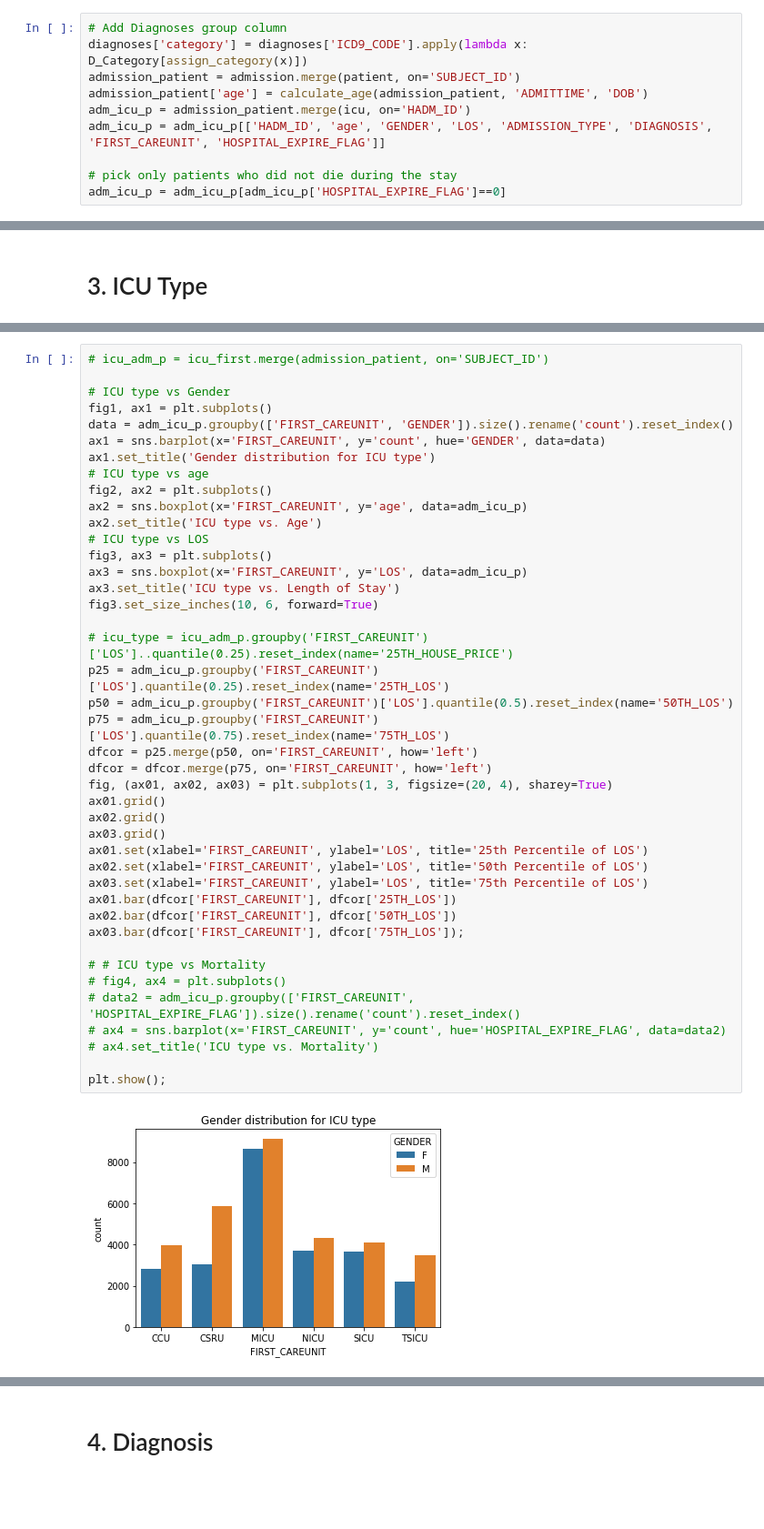
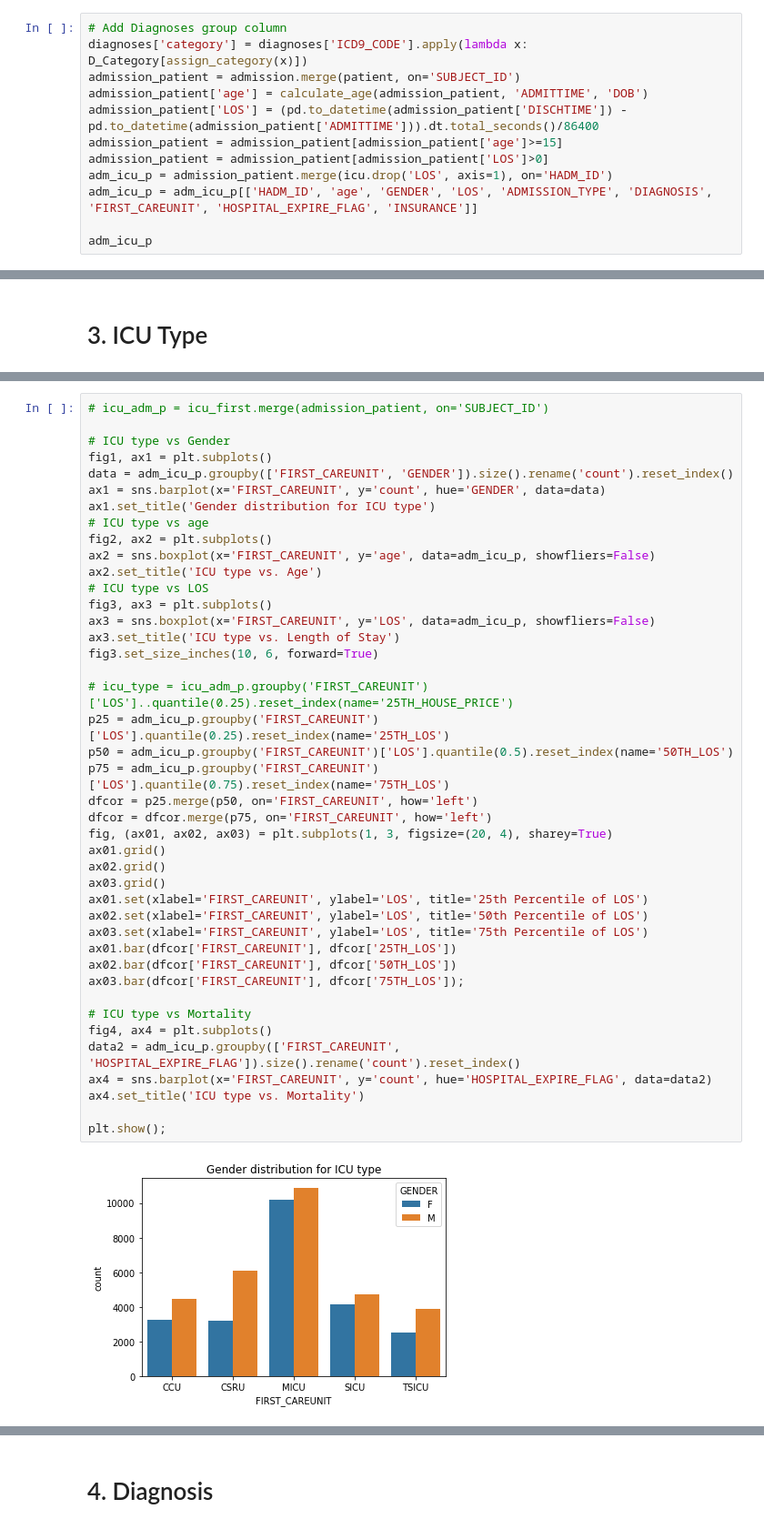
Before and after one commit to RachaelDing/733MIMIC_analysis, a Jupyter notebook: los.ipynb, the cells around one changed output, grey strips where cells are left out. Shown at 91% size. Drawn from its saved outputs; the diff is of its cells as text; blank space fills up the shorter version.

```diff
--- a/los.ipynb
+++ b/los.ipynb
@@ -101,8 +22,10 @@ D_Category = {
 diagnoses['category'] = diagnoses['ICD9_CODE'].apply(lambda x: D_Category[assign_category(x)])
 admission_patient = admission.merge(patient, on='SUBJECT_ID')
 admission_patient['age'] = calculate_age(admission_patient, 'ADMITTIME', 'DOB')
-adm_icu_p = admission_patient.merge(icu, on='HADM_ID')
-adm_icu_p = adm_icu_p[['HADM_ID', 'age', 'GENDER', 'LOS', 'ADMISSION_TYPE', 'DIAGNOSIS', 'FIRST_CAREUNIT', 'HOSPITAL_EXPIRE_FLAG']]
+admission_patient['LOS'] = (pd.to_datetime(admission_patient['DISCHTIME']) - pd.to_datetime(admission_patient['ADMITTIME'])).dt.total_seconds()/86400
+admission_patient = admission_patient[admission_patient['age']>=15]
+admission_patient = admission_patient[admission_patient['LOS']>0]
+adm_icu_p = admission_patient.merge(icu.drop('LOS', axis=1), on='HADM_ID')
+adm_icu_p = adm_icu_p[['HADM_ID', 'age', 'GENDER', 'LOS', 'ADMISSION_TYPE', 'DIAGNOSIS', 'FIRST_CAREUNIT', 'HOSPITAL_EXPIRE_FLAG', 'INSURANCE']]
 
-# pick only patients who did not die during the stay
-adm_icu_p = adm_icu_p[adm_icu_p['HOSPITAL_EXPIRE_FLAG']==0]
+adm_icu_p
@@ -222,38 +161,38 @@ data = adm_icu_p.groupby(['FIRST_CAREUNIT', 'GENDER']).size().rename('count').re
 ax1 = sns.barplot(x='FIRST_CAREUNIT', y='count', hue='GENDER', data=data)
 ax1.set_title('Gender distribution for ICU type')
 # ICU type vs age
 fig2, ax2 = plt.subplots()
-ax2 = sns.boxplot(x='FIRST_CAREUNIT', y='age', data=adm_icu_p)
+ax2 = sns.boxplot(x='FIRST_CAREUNIT', y='age', data=adm_icu_p, showfliers=False)
 ax2.set_title('ICU type vs. Age')
 # ICU type vs LOS
 fig3, ax3 = plt.subplots()
-ax3 = sns.boxplot(x='FIRST_CAREUNIT', y='LOS', data=adm_icu_p)
+ax3 = sns.boxplot(x='FIRST_CAREUNIT', y='LOS', data=adm_icu_p, showfliers=False)
 ax3.set_title('ICU type vs. Length of Stay')
 fig3.set_size_inches(10, 6, forward=True)
 
 # icu_type = icu_adm_p.groupby('FIRST_CAREUNIT')['LOS']..quantile(0.25).reset_index(name='25TH_HOUSE_PRICE')
 p25 = adm_icu_p.groupby('FIRST_CAREUNIT')['LOS'].quantile(0.25).reset_index(name='25TH_LOS')
 p50 = adm_icu_p.groupby('FIRST_CAREUNIT')['LOS'].quantile(0.5).reset_index(name='50TH_LOS')
 p75 = adm_icu_p.groupby('FIRST_CAREUNIT')['LOS'].quantile(0.75).reset_index(name='75TH_LOS')
 dfcor = p25.merge(p50, on='FIRST_CAREUNIT', how='left')
 dfcor = dfcor.merge(p75, on='FIRST_CAREUNIT', how='left')
 fig, (ax01, ax02, ax03) = plt.subplots(1, 3, figsize=(20, 4), sharey=True)
 ax01.grid()
 ax02.grid()
 ax03.grid()
 ax01.set(xlabel='FIRST_CAREUNIT', ylabel='LOS', title='25th Percentile of LOS')
 ax02.set(xlabel='FIRST_CAREUNIT', ylabel='LOS', title='50th Percentile of LOS')
 ax03.set(xlabel='FIRST_CAREUNIT', ylabel='LOS', title='75th Percentile of LOS')
 ax01.bar(dfcor['FIRST_CAREUNIT'], dfcor['25TH_LOS'])
 ax02.bar(dfcor['FIRST_CAREUNIT'], dfcor['50TH_LOS'])
 ax03.bar(dfcor['FIRST_CAREUNIT'], dfcor['75TH_LOS']);
 
-# # ICU type vs Mortality
-# fig4, ax4 = plt.subplots()
-# data2 = adm_icu_p.groupby(['FIRST_CAREUNIT', 'HOSPITAL_EXPIRE_FLAG']).size().rename('count').reset_index()
-# ax4 = sns.barplot(x='FIRST_CAREUNIT', y='count', hue='HOSPITAL_EXPIRE_FLAG', data=data2)
-# ax4.set_title('ICU type vs. Mortality')
+# ICU type vs Mortality
+fig4, ax4 = plt.subplots()
+data2 = adm_icu_p.groupby(['FIRST_CAREUNIT', 'HOSPITAL_EXPIRE_FLAG']).size().rename('count').reset_index()
+ax4 = sns.barplot(x='FIRST_CAREUNIT', y='count', hue='HOSPITAL_EXPIRE_FLAG', data=data2)
+ax4.set_title('ICU type vs. Mortality')
 
 plt.show();
 # %% [output]
-[figure, old version]
+[figure, new version]
```
Also changed, not shown: parts of 20 cells of this notebook, 3 other files.
